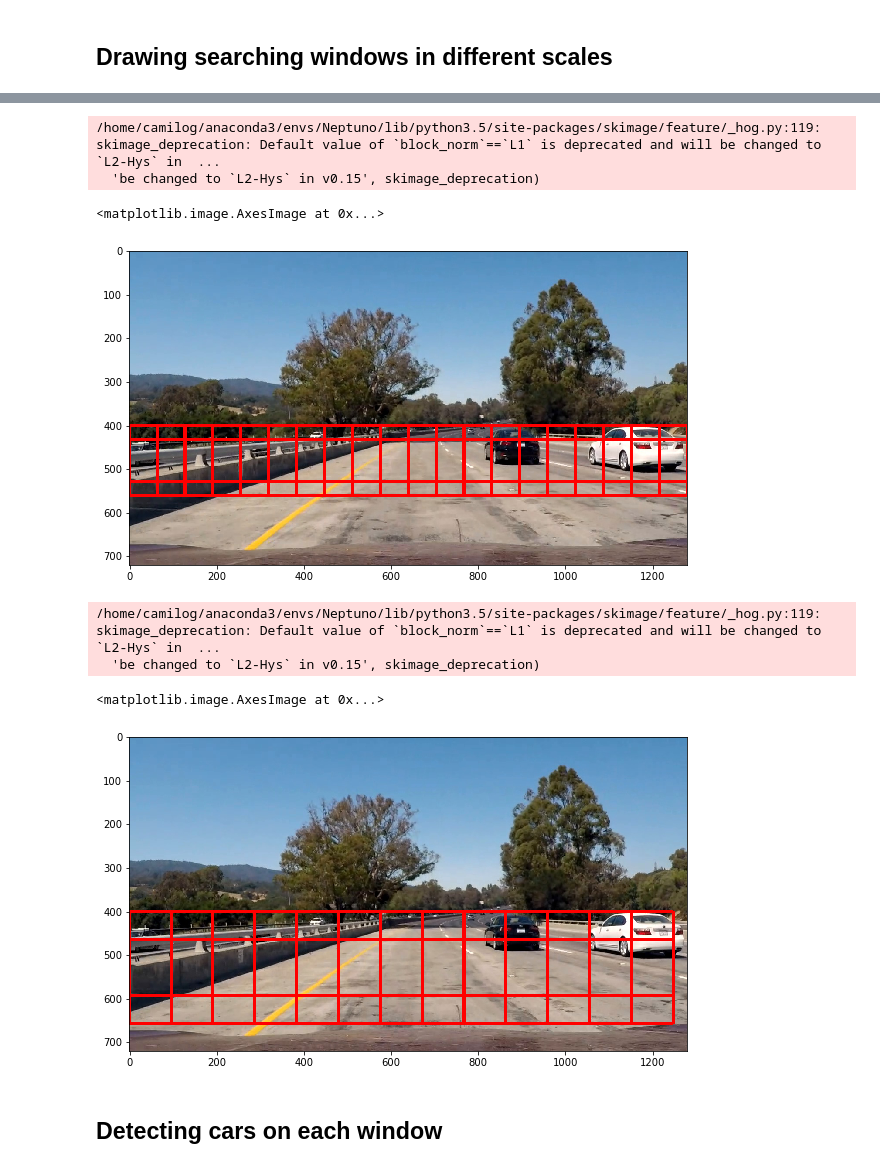
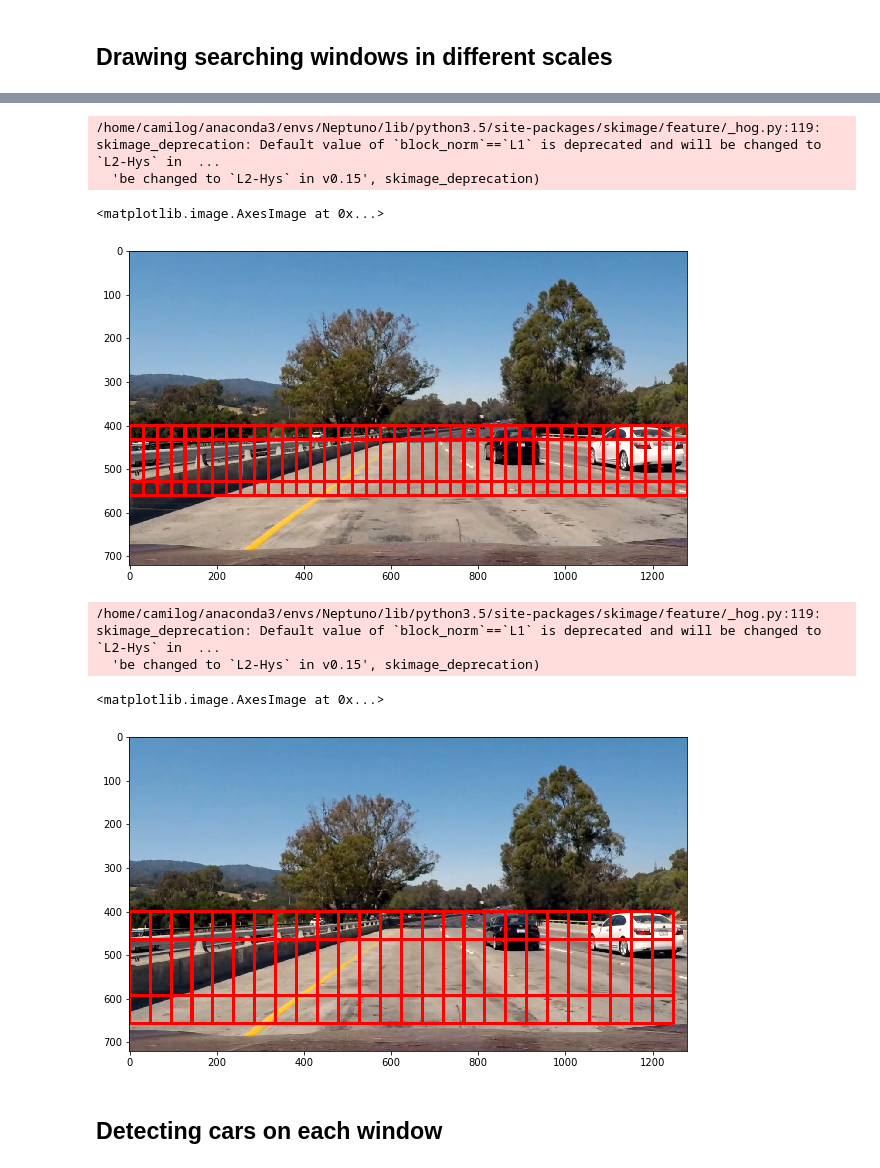
Before and after one commit to camigord/Self-Driving-Car-Nanodegree, a Jupyter notebook: P5-Vehicle-Detection/Detecting_Cars.ipynb, the cells around one changed output, grey strips where cells are left out. Cells and saved outputs as stored; diff of their text form; code cells hidden in the pictures.

```diff
--- a/P5-Vehicle-Detection/Detecting_Cars.ipynb
+++ b/P5-Vehicle-Detection/Detecting_Cars.ipynb
@@ -42,14 +42,16 @@ image = cv2.imread('./test_images/test12.jpg')
 
 rects = []
 
+cells_per_step = 1
+
 ystart = 400
 ystop = 464
 scale = 1.0
-rects.append(find_cars(image, ystart, ystop, scale, clf, X_scaler, pca, orient, pix_per_cell, cell_per_block, hist_bins, color_space, True))
+rects.append(find_cars(image, ystart, ystop, scale, clf, X_scaler, pca, orient, pix_per_cell, cell_per_block, hist_bins, color_space, cells_per_step, True))
 ystart = 416
 ystop = 480
 scale = 1.0
-rects.append(find_cars(image, ystart, ystop, scale, clf, X_scaler, pca, orient, pix_per_cell, cell_per_block, hist_bins, color_space, True))
+rects.append(find_cars(image, ystart, ystop, scale, clf, X_scaler, pca, orient, pix_per_cell, cell_per_block, hist_bins, color_space, cells_per_step, True))
 
 rectangles = [item for sublist in rects for item in sublist]
 test_img_rects = draw_boxes(image, rectangles)
@@ -87,11 +89,11 @@ rects = []
 ystart = 400
 ystop = 528
 scale = 2
-rects.append(find_cars(image, ystart, ystop, scale, clf, X_scaler, pca, orient, pix_per_cell, cell_per_block, hist_bins, color_space, True))
+rects.append(find_cars(image, ystart, ystop, scale, clf, X_scaler, pca, orient, pix_per_cell, cell_per_block, hist_bins, color_space, cells_per_step, True))
 ystart = 432
 ystop = 560
 scale = 2
-rects.append(find_cars(image, ystart, ystop, scale, clf, X_scaler, pca, orient, pix_per_cell, cell_per_block, hist_bins, color_space, True))
+rects.append(find_cars(image, ystart, ystop, scale, clf, X_scaler, pca, orient, pix_per_cell, cell_per_block, hist_bins, color_space, cells_per_step, True))
 
 rectangles = [item for sublist in rects for item in sublist]
 test_img_rects = draw_boxes(image, rectangles)
@@ -101,28 +103,28 @@ plt.imshow(display_image(test_img_rects))
 /home/camilog/anaconda3/envs/Neptuno/lib/python3.5/site-packages/skimage/feature/_hog.py:119: skimage_deprecation: Default value of `block_norm`==`L1` is deprecated and will be changed to `L2-Hys` in  ...
   'be changed to `L2-Hys` in v0.15', skimage_deprecation)
 <matplotlib.image.AxesImage at 0x...>
-[figure, old version]
+[figure, new version]
 # %%
 rects = []
 
 ystart = 400
 ystop = 596
 scale = 3
-rects.append(find_cars(image, ystart, ystop, scale, clf, X_scaler, pca, orient, pix_per_cell, cell_per_block, hist_bins, color_space, True))
+rects.append(find_cars(image, ystart, ystop, scale, clf, X_scaler, pca, orient, pix_per_cell, cell_per_block, hist_bins, color_space, cells_per_step, True))
 ystart = 464
 ystop = 660
 scale = 3
-rects.append(find_cars(image, ystart, ystop, scale, clf, X_scaler, pca, orient, pix_per_cell, cell_per_block, hist_bins, color_space, True))
+rects.append(find_cars(image, ystart, ystop, scale, clf, X_scaler, pca, orient, pix_per_cell, cell_per_block, hist_bins, color_space, cells_per_step, True))
 
 rectangles = [item for sublist in rects for item in sublist]
 test_img_rects = draw_boxes(image, rectangles)
 plt.figure(figsize=(10,10))
 plt.imshow(display_image(test_img_rects))
 # %% [output]
 /home/camilog/anaconda3/envs/Neptuno/lib/python3.5/site-packages/skimage/feature/_hog.py:119: skimage_deprecation: Default value of `block_norm`==`L1` is deprecated and will be changed to `L2-Hys` in  ...
   'be changed to `L2-Hys` in v0.15', skimage_deprecation)
 <matplotlib.image.AxesImage at 0x...>
-[figure, old version]
+[figure, new version]
 # %% [markdown]
 ## Detecting cars on each window
 # %%
```
Also changed, not shown: parts of 7 cells of this notebook, 6 other files.
